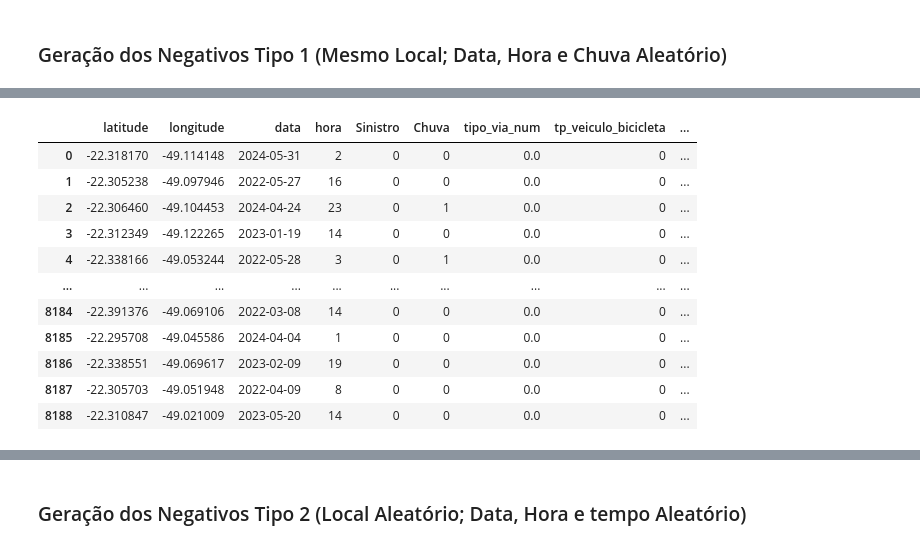
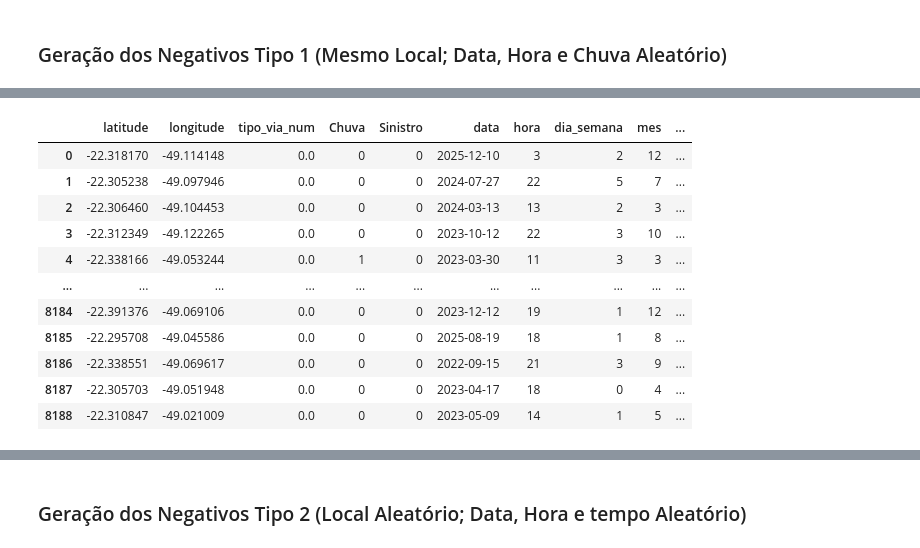
Before and after one commit to PedroSmithhh/TCC, a Jupyter notebook: amostragem_negativa.ipynb, the cells around one changed output, grey strips where cells are left out. Cells and saved outputs as stored; diff of their text form; code cells hidden in the pictures.

Commit message:
Adicona novo pseudo negativo

```diff
--- a/amostragem_negativa.ipynb
+++ b/amostragem_negativa.ipynb
@@ -31,12 +30,15 @@ df_acidentes_raw['hora'] = df_acidentes_raw['hora_sinistro_dt'].dt.hour
 df_acidentes_raw.fillna({'hora': -1}, inplace=True)
 df_acidentes_raw['hora'] = df_acidentes_raw['hora'].astype(int)
 df_acidentes_raw['data'] = df_acidentes_raw['data_sinistro'].dt.date
+df_acidentes_raw['dia_semana'] = df_acidentes_raw['data_sinistro'].dt.dayofweek
+df_acidentes_raw['mes'] = df_acidentes_raw['data_sinistro'].dt.month
+df_acidentes_raw['is_weekend'] = df_acidentes_raw['dia_semana'].isin([5, 6]).astype(int)
 
 # Definir a classe positiva
 df_acidentes_raw['Sinistro'] = 1
 
 colunas_veiculos = [col for col in df_acidentes_raw.columns if 'tp_veiculo' in col]
-colunas_base = ['latitude', 'longitude', 'data', 'hora', 'Sinistro', 'Chuva', 'tipo_via_num']
+colunas_base = ['latitude', 'longitude', 'data', 'dia_semana', 'mes', 'is_weekend', 'hora', 'Sinistro', 'Chuva', 'tipo_via_num']
 df_positivos = df_acidentes_raw[colunas_base + colunas_veiculos]
 
 print(f"Total de positivos: {len(df_positivos)}")
@@ -59,61 +95,41 @@ Total de positivos: 8189
 # %% [markdown]
 ### Geração dos Negativos Tipo 1 (Mesmo Local; Data, Hora e Chuva Aleatório)
 # %%
-# O lookup não muda, pois a chave de um evento continua sendo (local, tempo)
-lookup_acidentes = set(zip(
-    df_positivos['latitude'],
-    df_positivos['longitude'],
-    df_positivos['data'],
-    df_positivos['hora']
-))
-
-# --- Funções de Geração Aleatória ---
-start_date = datetime(2022, 1, 1)
-end_date = datetime(2025, 2, 28)
-total_days = (end_date - start_date).days
-
-def gerar_timestamp_aleatorio():
-    data_aleatoria = start_date + timedelta(days=random.randint(0, total_days))
-    hora_aleatoria = random.randint(0, 23)
-    return data_aleatoria.date(), hora_aleatoria
-
-# Sorteia chuva com uma probabilidade (ex: 20% de chance de chover)
-def sortear_chuva(probabilidade_chuva=0.2):
-    return 1 if random.random() < probabilidade_chuva else 0
-
-# --- Geração ---
 negativos_tipo1_lista = []
 total_positivos = len(df_positivos)
-prop_neg = 1
 
+print("Gerando Negativos Tipo 1 (Contraste Temporal)...")
 for index, acidente in df_positivos.iterrows():
-
     lat = acidente['latitude']
     lon = acidente['longitude']
 
-    for i in range(prop_neg):
+    # Loop para garantir que o novo ponto sorteado não seja um acidente real
+    while True:
+        features_temporais = gerar_features_temporais_aleatorias()
+        # Checa se a combinação (local, data, hora) já existe nos acidentes
+        if (lat, lon, features_temporais['data'], features_temporais['hora']) not in lookup_acidentes:
+            break # Se não existe, é um negativo válido
 
-        while True:
-            data_nova, hora_nova = gerar_timestamp_aleatorio()
-            if (lat, lon, data_nova, hora_nova) not in lookup_acidentes:
-                break
-
-    # Criando o dicionário do novo negativo
+    # Cria o dicionário do novo negativo com todas as colunas
     novo_negativo = {
         'latitude': lat,
         'longitude': lon,
-        'data': data_nova,
-        'hora': hora_nova,
-        'Sinistro': 0,
+        'tipo_via_num': acidente['tipo_via_num'], # Mantém o tipo de via do local
         'Chuva': sortear_chuva(),
-        'tipo_via_num': acidente['tipo_via_num'] # Mantém o tipo de via do local
+        'Sinistro': 0
     }
-    # Adiciona colunas de veículo com valor 0
+
+    # Adiciona as novas features temporais
+    novo_negativo.update(features_temporais)
+
+    # Adiciona as colunas de veículo com valor 0
     for col in colunas_veiculos:
         novo_negativo[col] = 0
 
     negativos_tipo1_lista.append(novo_negativo)
 
 df_negativos_tipo1 = pd.DataFrame(negativos_tipo1_lista)
+print("\nNegativos Tipo 1 Gerados com Sucesso.")
+print(f"Total de negativos tipo 1: {len(df_negativos_tipo1)}")
 df_negativos_tipo1
 # %% [output]
@@ -120,12 +140,12 @@ df_negativos_tipo1
-|  | latitude | longitude | data | hora | Sinistro | Chuva | tipo_via_num | tp_veiculo_bicicleta | ... |
-| 0 | -22.318170 | -49.114148 | 2024-05-31 | 2 | 0 | 0 | 0.0 | 0 | ... |
-| 1 | -22.305238 | -49.097946 | 2022-05-27 | 16 | 0 | 0 | 0.0 | 0 | ... |
-| 2 | -22.306460 | -49.104453 | 2024-04-24 | 23 | 0 | 1 | 0.0 | 0 | ... |
-| 3 | -22.312349 | -49.122265 | 2023-01-19 | 14 | 0 | 0 | 0.0 | 0 | ... |
-| 4 | -22.338166 | -49.053244 | 2022-05-28 | 3 | 0 | 1 | 0.0 | 0 | ... |
-| ... | ... | ... | ... | ... | ... | ... | ... | ... | ... |
-| 8184 | -22.391376 | -49.069106 | 2022-03-08 | 14 | 0 | 0 | 0.0 | 0 | ... |
-| 8185 | -22.295708 | -49.045586 | 2024-04-04 | 1 | 0 | 0 | 0.0 | 0 | ... |
-| 8186 | -22.338551 | -49.069617 | 2023-02-09 | 19 | 0 | 0 | 0.0 | 0 | ... |
-| 8187 | -22.305703 | -49.051948 | 2022-04-09 | 8 | 0 | 0 | 0.0 | 0 | ... |
-| 8188 | -22.310847 | -49.021009 | 2023-05-20 | 14 | 0 | 0 | 0.0 | 0 | ... |
+|  | latitude | longitude | tipo_via_num | Chuva | Sinistro | data | hora | dia_semana | mes | ... |
+| 0 | -22.318170 | -49.114148 | 0.0 | 0 | 0 | 2025-12-10 | 3 | 2 | 12 | ... |
+| 1 | -22.305238 | -49.097946 | 0.0 | 0 | 0 | 2024-07-27 | 22 | 5 | 7 | ... |
+| 2 | -22.306460 | -49.104453 | 0.0 | 0 | 0 | 2024-03-13 | 13 | 2 | 3 | ... |
+| 3 | -22.312349 | -49.122265 | 0.0 | 0 | 0 | 2023-10-12 | 22 | 3 | 10 | ... |
+| 4 | -22.338166 | -49.053244 | 0.0 | 1 | 0 | 2023-03-30 | 11 | 3 | 3 | ... |
+| ... | ... | ... | ... | ... | ... | ... | ... | ... | ... | ... |
+| 8184 | -22.391376 | -49.069106 | 0.0 | 0 | 0 | 2023-12-12 | 19 | 1 | 12 | ... |
+| 8185 | -22.295708 | -49.045586 | 0.0 | 0 | 0 | 2025-08-19 | 18 | 1 | 8 | ... |
+| 8186 | -22.338551 | -49.069617 | 0.0 | 0 | 0 | 2022-09-15 | 21 | 3 | 9 | ... |
+| 8187 | -22.305703 | -49.051948 | 0.0 | 0 | 0 | 2023-04-17 | 18 | 0 | 4 | ... |
+| 8188 | -22.310847 | -49.021009 | 0.0 | 0 | 0 | 2023-05-09 | 14 | 1 | 5 | ... |
```
Also changed, not shown: parts of 7 cells of this notebook, 5 other files.
